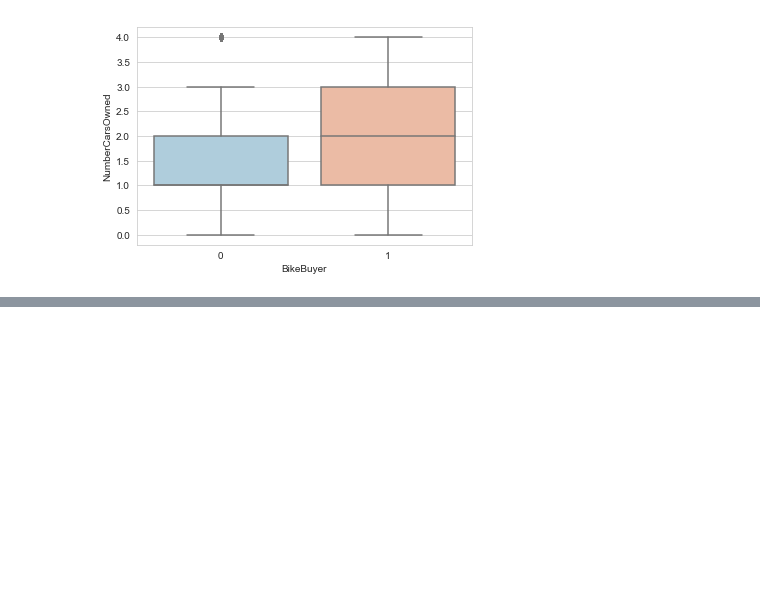
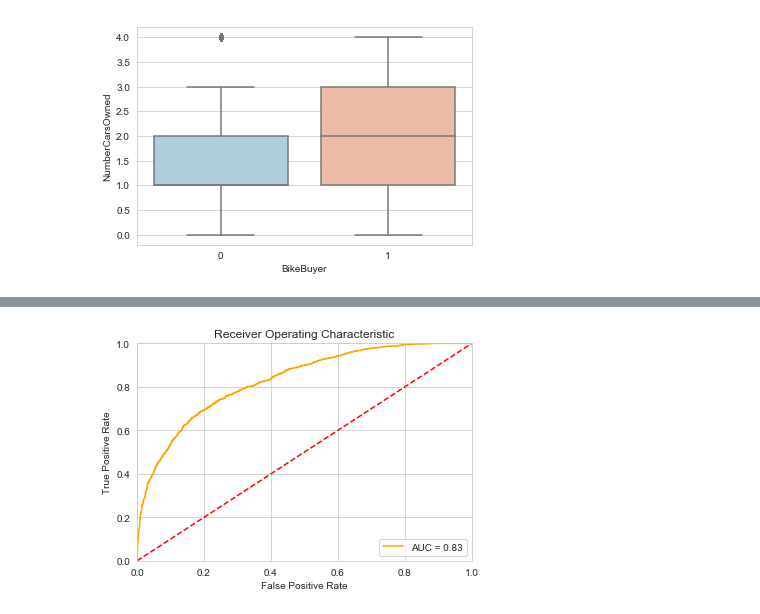
Before and after one commit to random82/Principles-of-Machine-Learning-Python, a Jupyter notebook: Final Exam/Final exam.ipynb, the cells around one changed output, grey strips where cells are left out. Saved outputs shown, nothing was run; the diff lists cells and outputs as text; code cells hidden in the pictures; blank space fills up the shorter version.

```diff
--- a/Final Exam/Final exam.ipynb
+++ b/Final Exam/Final exam.ipynb
@@ -256,0 +358,10 @@ df_joined[['BikeBuyer', 'Occupation']].groupby('BikeBuyer').describe()
+# %%
+nr.seed(9988)
+size = (int(Features.shape[0] * 0.3))
+indx = range(Features.shape[0])
+indx = ms.train_test_split(indx, test_size = size)
+X_train = Features[indx[0],:]
+y_train = np.ravel(labels[indx[0]])
+X_test = Features[indx[1],:]
+y_test = np.ravel(labels[indx[1]])
+X_train[:10]
@@ -256,0 +389,5 @@ df_joined[['BikeBuyer', 'Occupation']].groupby('BikeBuyer').describe()
+# %%
+scaler = preprocessing.StandardScaler().fit(X_train[:,4:])
+X_train[:,4:] = scaler.transform(X_train[:,4:])
+X_test[:,4:] = scaler.transform(X_test[:,4:])
+X_train[:10,]
@@ -256,0 +415,3 @@ df_joined[['BikeBuyer', 'Occupation']].groupby('BikeBuyer').describe()
+# %%
+lr_model = linear_model.LogisticRegression(class_weight={0:0.45, 1:0.55})
+lr_model.fit(X_train, y_train)
@@ -256,0 +423,3 @@ df_joined[['BikeBuyer', 'Occupation']].groupby('BikeBuyer').describe()
+# %%
+probabilities = lr_model.predict_proba(X_test)
+print(probabilities[:15,:])
@@ -256,0 +484,21 @@ df_joined[['BikeBuyer', 'Occupation']].groupby('BikeBuyer').describe()
+# %%
+def plot_auc(labels, probs):
+    ## Compute the false positive rate, true positive rate
+    ## and threshold along with the AUC
+    fpr, tpr, threshold = sklm.roc_curve(labels, probs[:,1])
+    auc = sklm.auc(fpr, tpr)
+
+    ## Plot the result
+    plt.title('Receiver Operating Characteristic')
+    plt.plot(fpr, tpr, color = 'orange', label = 'AUC = %0.2f' % auc)
+    plt.legend(loc = 'lower right')
+    plt.plot([0, 1], [0, 1],'r--')
+    plt.xlim([0, 1])
+    plt.ylim([0, 1])
+    plt.ylabel('True Positive Rate')
+    plt.xlabel('False Positive Rate')
+    plt.show()
+
+plot_auc(y_test, probabilities)
+# %% [output]
+[figure, added]
```
Also changed, not shown: parts of 34 cells of this notebook.
